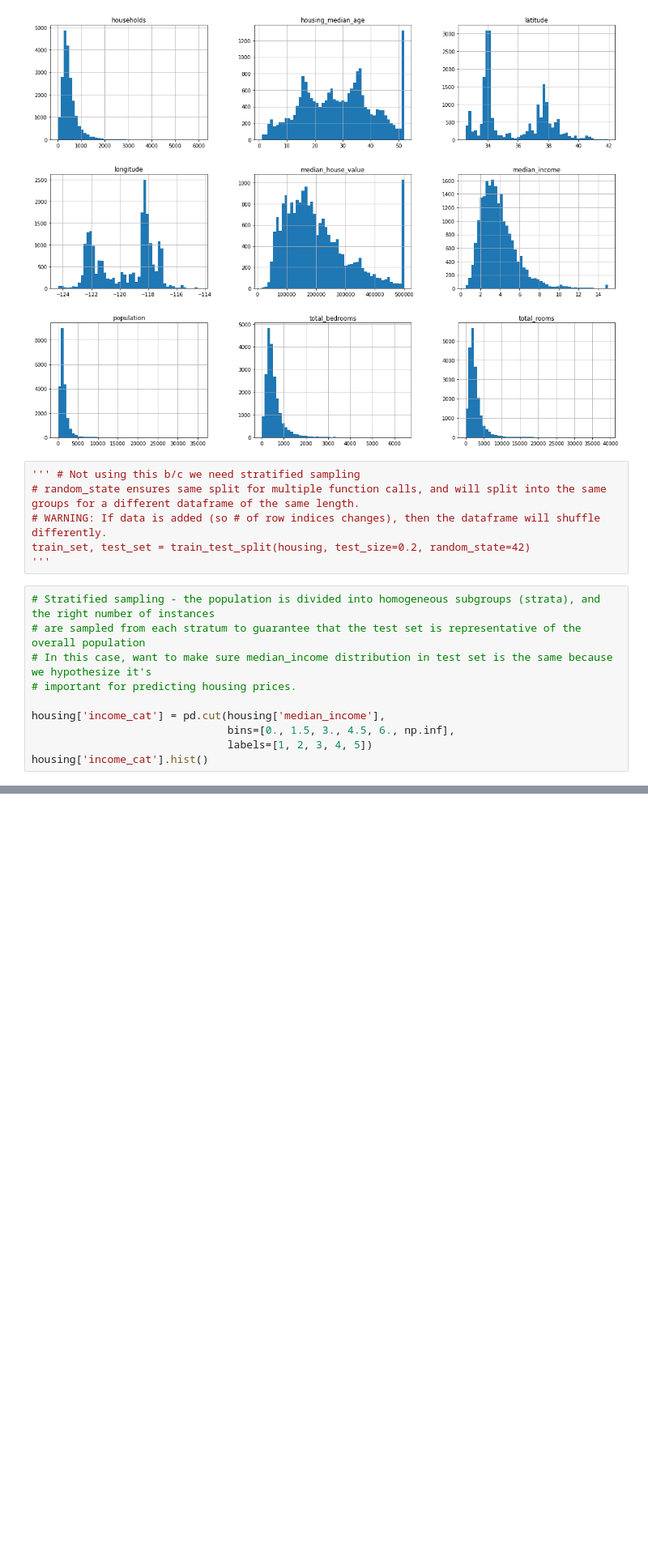
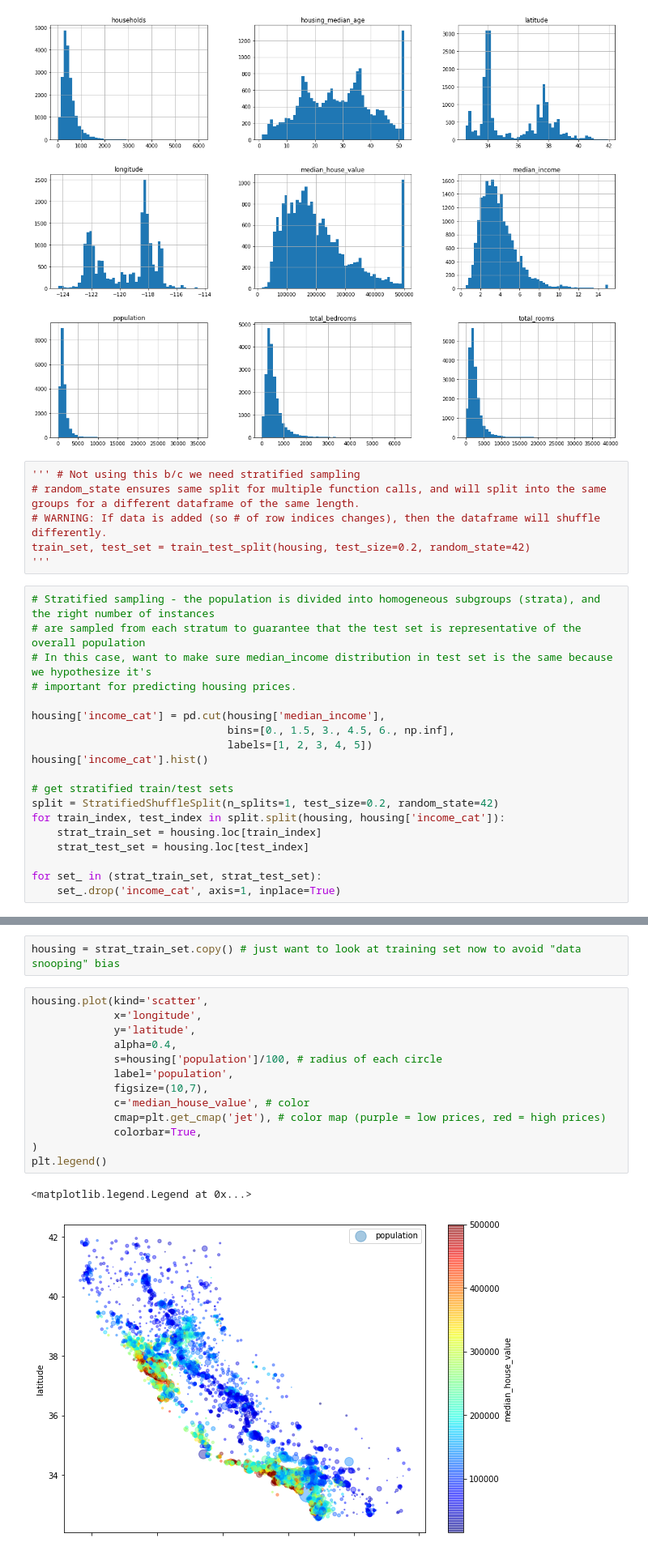
Before and after one commit to amihays/housing, a Jupyter notebook: housing.ipynb, the cells around one changed output, grey strips where cells are left out. Shown: that part at 81% size. Saved outputs shown, nothing was run; the diff lists cells and outputs as text; blank space fills up the shorter version.

Commit message:
visualize training data, and create some better attributes

```diff
--- a/housing.ipynb
+++ b/housing.ipynb
@@ -106,4 +107,13 @@ housing['income_cat'] = pd.cut(housing['median_income'],
                                bins=[0., 1.5, 3., 4.5, 6., np.inf],
                                labels=[1, 2, 3, 4, 5])
 housing['income_cat'].hist()
+
+# get stratified train/test sets
+split = StratifiedShuffleSplit(n_splits=1, test_size=0.2, random_state=42)
+for train_index, test_index in split.split(housing, housing['income_cat']):
+    strat_train_set = housing.loc[train_index]
+    strat_test_set = housing.loc[test_index]
+
+for set_ in (strat_train_set, strat_test_set):
+    set_.drop('income_cat', axis=1, inplace=True)
 # %% [output]
@@ -111 +120,19 @@ housing['income_cat'].hist()
 [figure]
+# %%
+housing = strat_train_set.copy() # just want to look at training set now to avoid "data snooping" bias
+# %%
+housing.plot(kind='scatter',
+             x='longitude',
+             y='latitude',
+             alpha=0.4,
+             s=housing['population']/100, # radius of each circle
+             label='population',
+             figsize=(10,7),
+             c='median_house_value', # color
+             cmap=plt.get_cmap('jet'), # color map (purple = low prices, red = high prices)
+             colorbar=True,
+)
+plt.legend()
+# %% [output]
+<matplotlib.legend.Legend at 0x...>
+[figure, added]
```
Also changed, not shown: parts of 7 cells of this notebook.
